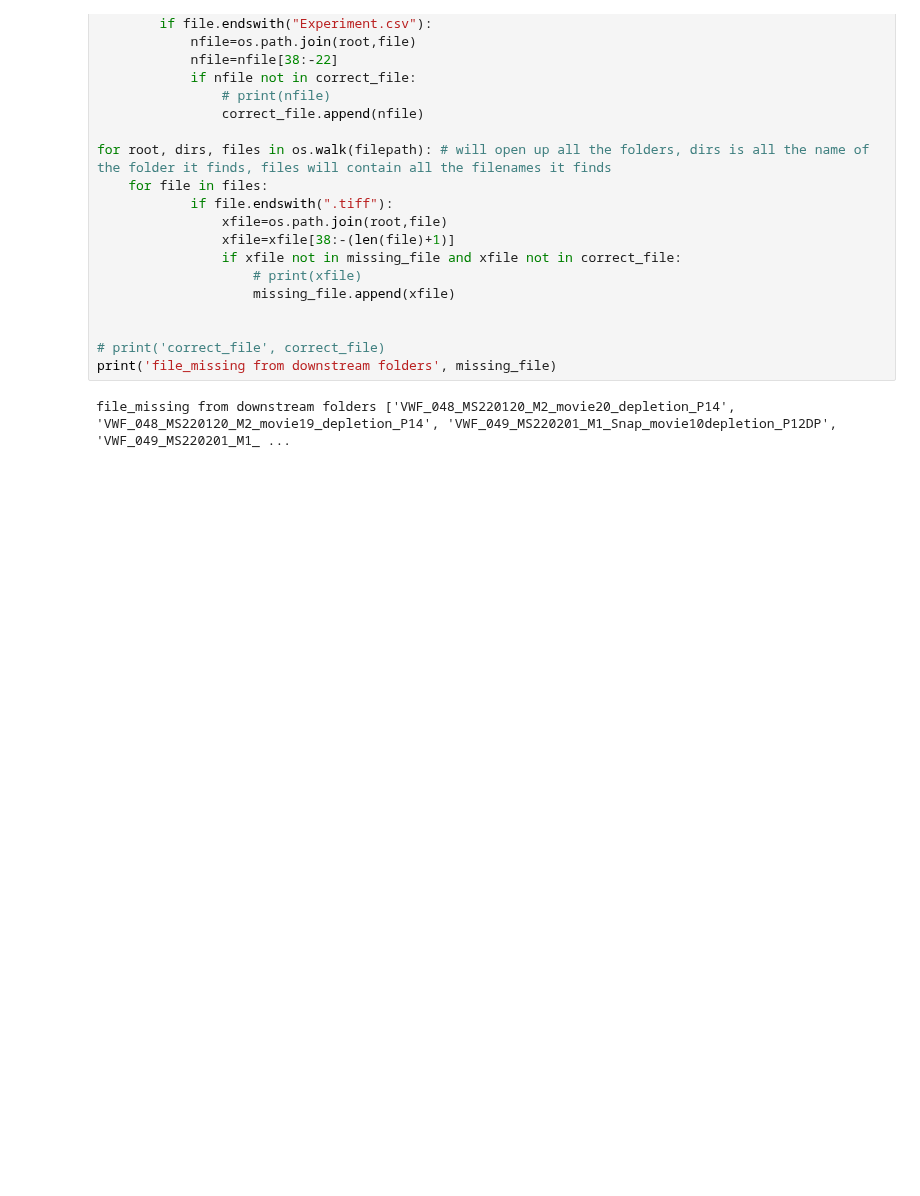
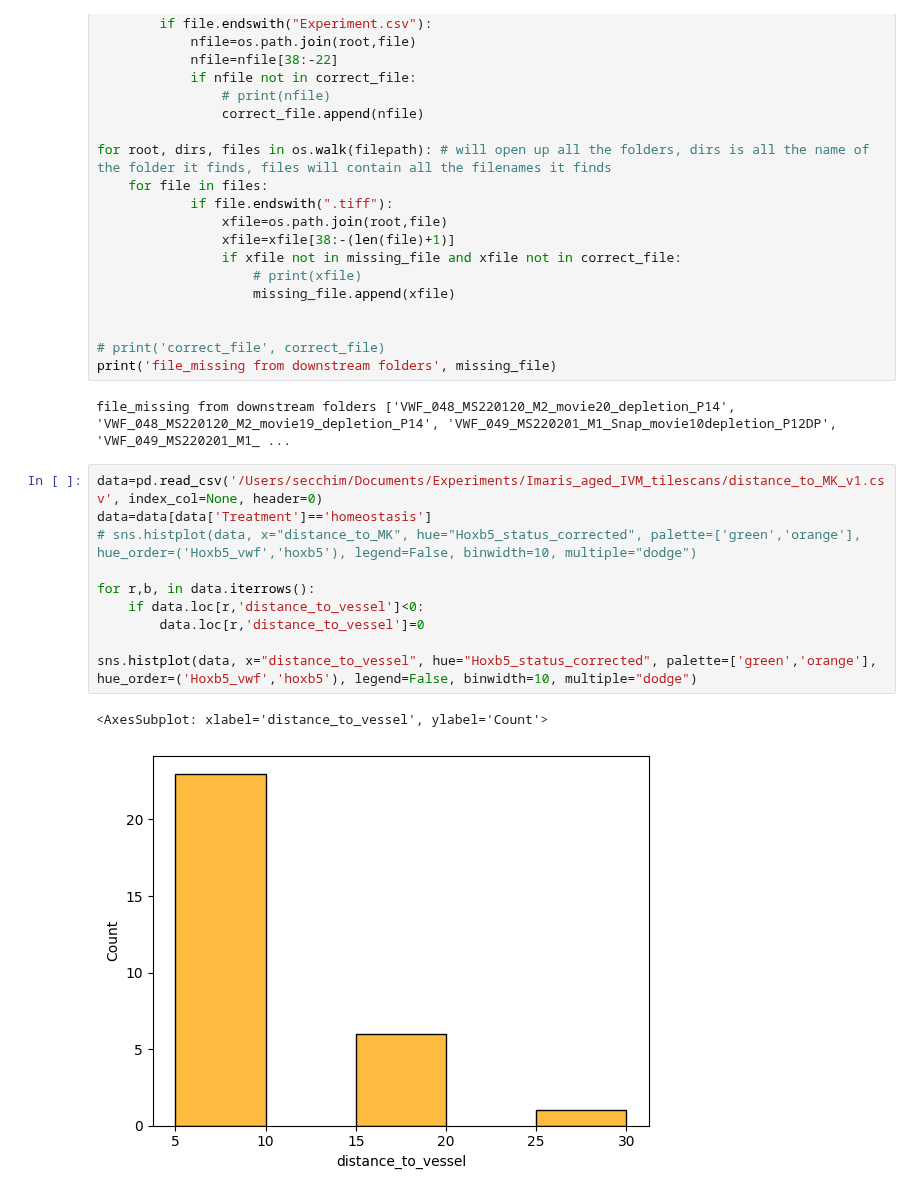
Before and after one commit to Mas515/Image_analysis, a Jupyter notebook: IVMtilescans_plot.ipynb, the cells around one changed output. Drawn from its saved outputs; the diff is of its cells as text; blank space fills up the shorter version.

Commit message:
updated plots with Imaris data

```diff
--- a/IVMtilescans_plot.ipynb
+++ b/IVMtilescans_plot.ipynb
@@ -338,3 +340,16 @@ for root, dirs, files in os.walk(filepath): # will open up all the folders, dirs
 print('file_missing from downstream folders', missing_file)
 # %% [output]
 file_missing from downstream folders ['VWF_048_MS220120_M2_movie20_depletion_P14', 'VWF_048_MS220120_M2_movie19_depletion_P14', 'VWF_049_MS220201_M1_Snap_movie10depletion_P12DP', 'VWF_049_MS220201_M1_ ...
+# %%
+data=pd.read_csv('/Users/secchim/Documents/Experiments/Imaris_aged_IVM_tilescans/distance_to_MK_v1.csv', index_col=None, header=0)
+data=data[data['Treatment']=='homeostasis']
+# sns.histplot(data, x="distance_to_MK", hue="Hoxb5_status_corrected", palette=['green','orange'], hue_order=('Hoxb5_vwf','hoxb5'), legend=False, binwidth=10, multiple="dodge")
+
+for r,b, in data.iterrows():
+    if data.loc[r,'distance_to_vessel']<0:
+        data.loc[r,'distance_to_vessel']=0
+
+sns.histplot(data, x="distance_to_vessel", hue="Hoxb5_status_corrected", palette=['green','orange'], hue_order=('Hoxb5_vwf','hoxb5'), legend=False, binwidth=10, multiple="dodge")
+# %% [output]
+<AxesSubplot: xlabel='distance_to_vessel', ylabel='Count'>
+[figure, added]
```
Also changed, not shown: parts of 3 cells of this notebook.
